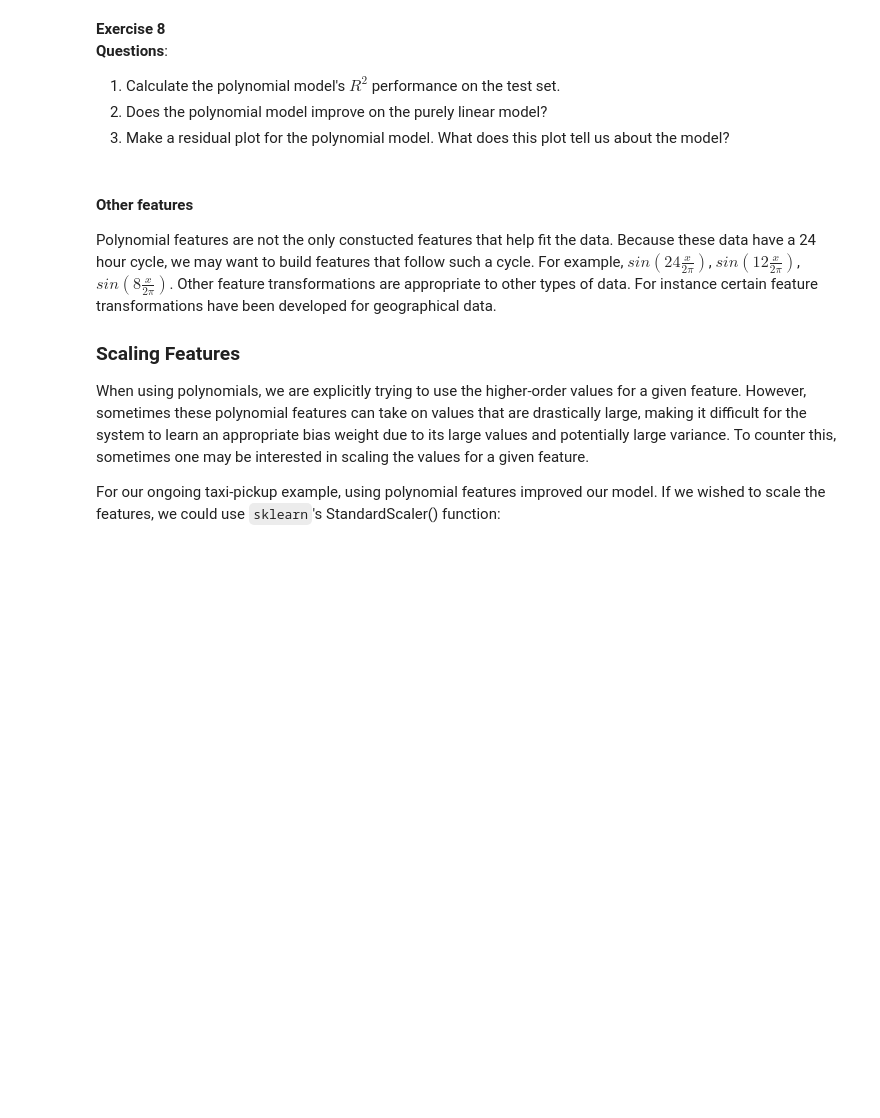
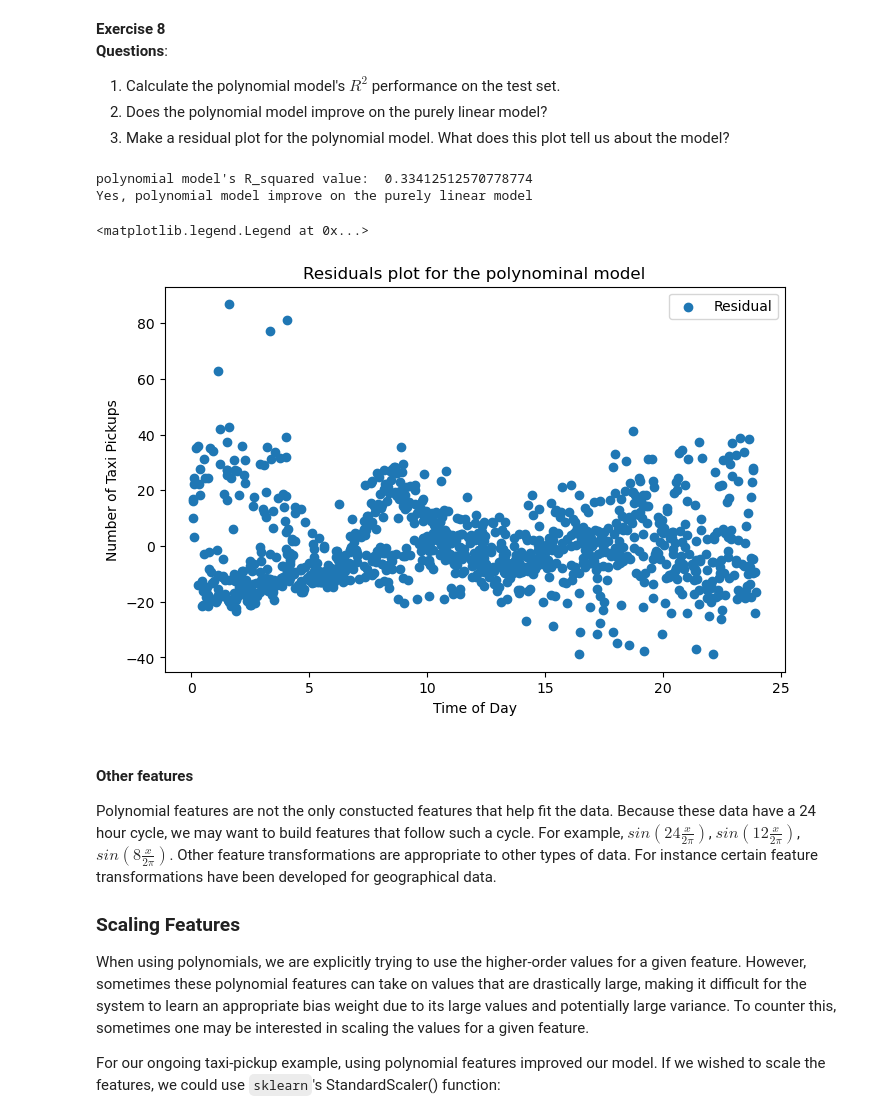
Before and after one commit to anuprid/ADS, a Jupyter notebook: homework 4/Homework4-Regression.ipynb, the cells around one changed output. Saved outputs shown, nothing was run; the diff lists cells and outputs as text; code cells hidden in the pictures; blank space fills up the shorter version.

```diff
--- a/homework 4/Homework4-Regression.ipynb
+++ b/homework 4/Homework4-Regression.ipynb
@@ -726,3 +719,28 @@ fitting expanded_train: [[6.73333333e+00 4.53377778e+01 3.05274370e+02]
+# %%
+# WRITE YOUR CODE HERE
+#1
+expanded_test_output = transformer_3.fit_transform(X_test)
+R_squared = fitted_cab_model3.score(expanded_test_output, y_test)
+print("polynomial model's R_squared value: ", R_squared)
+#2
+print("Yes, polynomial model improve on the purely linear model")
+#3
+X_matrix = transformer_3.fit_transform(X_train)
+
+prediction = fitted_cab_model3.predict(X_matrix)
+residual = y_train - prediction
+fig, ax = plt.subplots(1,1, figsize=(8,5))
+plt.scatter(X_train, residual, label="Residual")
+#plt.axhline(0, color='k')
+plt.title("Residuals plot for the polynominal model")
+plt.ylabel("Number of Taxi Pickups")
+plt.xlabel("Time of Day")
+plt.legend()
+# %% [output]
+polynomial model's R_squared value:  0.33412512570778774
+Yes, polynomial model improve on the purely linear model
+<matplotlib.legend.Legend at 0x...>
+[figure, added]
 # %% [markdown]
 #### Other features
 Polynomial features are not the only constucted features that help fit the data. Because these data have a 24 hour cycle, we may want to build features that follow such a cycle. For example, $sin(24\frac{x}{2\pi})$, $sin(12\frac{x}{2\pi})$, $sin(8\frac{x}{2\pi})$. Other feature transformations are appropriate to other types of data. For instance certain feature transformations have been developed for geographical data.
```
Also changed, not shown: parts of 12 cells of this notebook, 2 other files.
